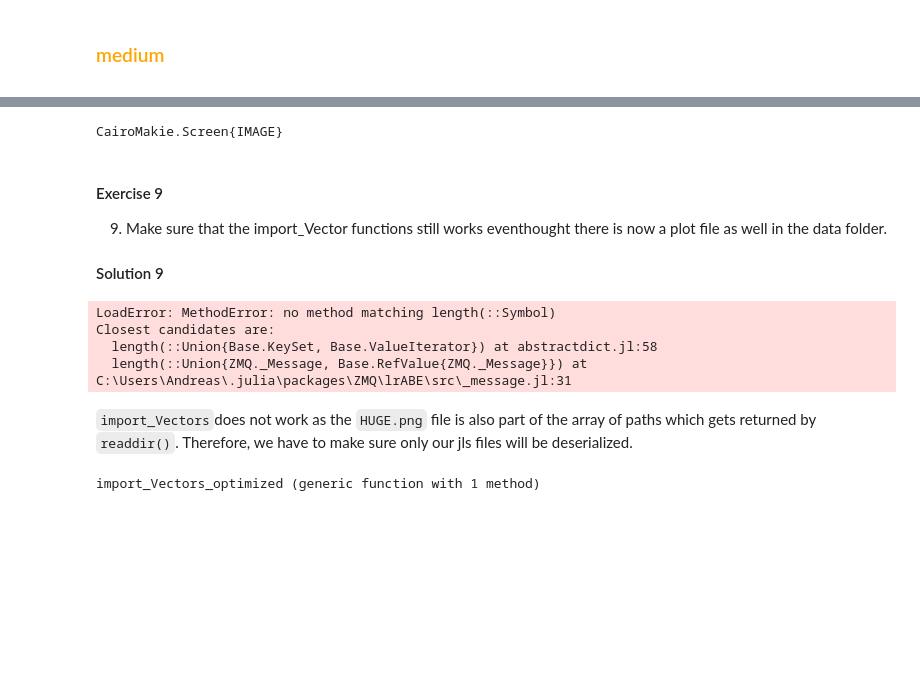
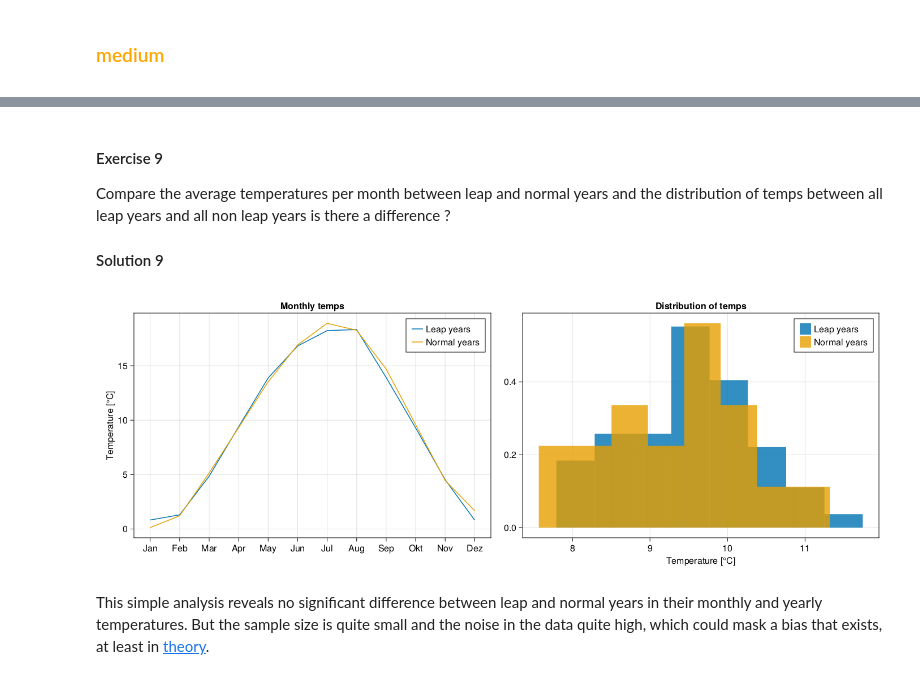
Before and after one commit to AndreasKuhn-ak/WS2022_Julia, a Jupyter notebook: Part_8_Data_Analysis/Data_Analysis_solutions.ipynb, the cells around one changed output, grey strips where cells are left out. Cells and saved outputs as stored; diff of their text form; code cells hidden in the pictures; blank space fills up the shorter version.

```diff
--- a/Part_8_Data_Analysis/Data_Analysis_solutions.ipynb
+++ b/Part_8_Data_Analysis/Data_Analysis_solutions.ipynb
@@ -315,6 +341,0 @@ using CairoMakie
-# %%
-set_theme!(theme_black())
-fig1 = Figure()
-ax1 = Axis(fig1[1,1], xlabel ="HUGE")
-scatter!(ax1,HUGE, sin.(HUGE), color = sin.(HUGE))
-fig1
@@ -323,30 +342,42 @@ fig1
-# %%
-save("data/HUGE.png", fig1)
-# %% [output]
-CairoMakie.Screen{IMAGE}
 # %% [markdown]
 #### Exercise 9
-9. Make sure that the import_Vector functions still works eventhought there is now a plot file as well in the data folder.
+Compare the average temperatures per month between leap and normal years and the distribution of temps between all leap years and all non leap years is there a difference  ?
 #### Solution 9
 # %%
-HUGE = import_Vectors("data")
+years_leap = @chain leap_years begin
+    groupby(:year)
+    @combine(:temp = mean(:temp))
+end
+
+years_normal = @chain normal_years begin
+    groupby(:year)
+    @combine(:temp = mean(:temp))
+end
+
+months_leap = @chain leap_years begin
+    groupby(:month)
+    @combine(:temp = mean(:temp))
+end
+
+months_normal = @chain normal_years begin
+    groupby(:month)
+    @combine(:temp = mean(:temp))
+end
+
+
+fig_4  = Figure(resolution = (1400,500))
+ax4_1 = Axis(fig_4[1,1], title = "Monthly temps", xticks = (1:12, months), ylabel = "Temperature [°C]")
+lines!(ax4_1,months_leap.temp,label ="Leap years")
+lines!(ax4_1,months_normal.temp,label ="Normal years")
+axislegend(ax4_1)
+
+ax4_2 = Axis(fig_4[1,2], title = "Distribution of temps" ,xlabel = "Temperature [°C]")
+hist!(ax4_2,years_normal.temp, normalization = :pdf,label ="Leap years", bins = 8)
+hist!(ax4_2, years_leap.temp, normalization = :pdf, label ="Normal years", bins = 8)
+axislegend(ax4_2)
+
+fig_4
 # %% [output]
-LoadError: MethodError: no method matching length(::Symbol)
-Closest candidates are:
-  length(::Union{Base.KeySet, Base.ValueIterator}) at abstractdict.jl:58
-  length(::Union{ZMQ._Message, Base.RefValue{ZMQ._Message}}) at C:\Users\Andreas\.julia\packages\ZMQ\lrABE\src\_message.jl:31
+[figure, added]
 # %% [markdown]
-`import_Vectors`does not work as the `HUGE.png` file is also part of the array of paths which gets returned by `readdir()`. Therefore, we have to make sure only our jls files will be deserialized.
+This simple analysis reveals no significant difference between leap and normal years in their monthly and yearly temperatures. But the sample size is quite small and the noise in the data quite high, which could mask a bias that exists, at least in [theory](https://agupubs.onlinelibrary.wiley.com/doi/pdf/10.1029/2008GL035209).
-# %%
-function import_Vectors_optimized(folder_path)
-    vec_paths = readdir(folder_path)
-    #remove all files that are not jls files
-    filter!(x->x[end-3:end] == ".jls",vec_paths)
-    HUGE = Int64[]
-    for path in vec_paths
-        append!(HUGE, deserialize(folder_path * "/" *path))
-    end
-    return HUGE
-end
-# %% [output]
-import_Vectors_optimized (generic function with 1 method)
```
Also changed, not shown: parts of 34 cells of this notebook, 6 other files.
